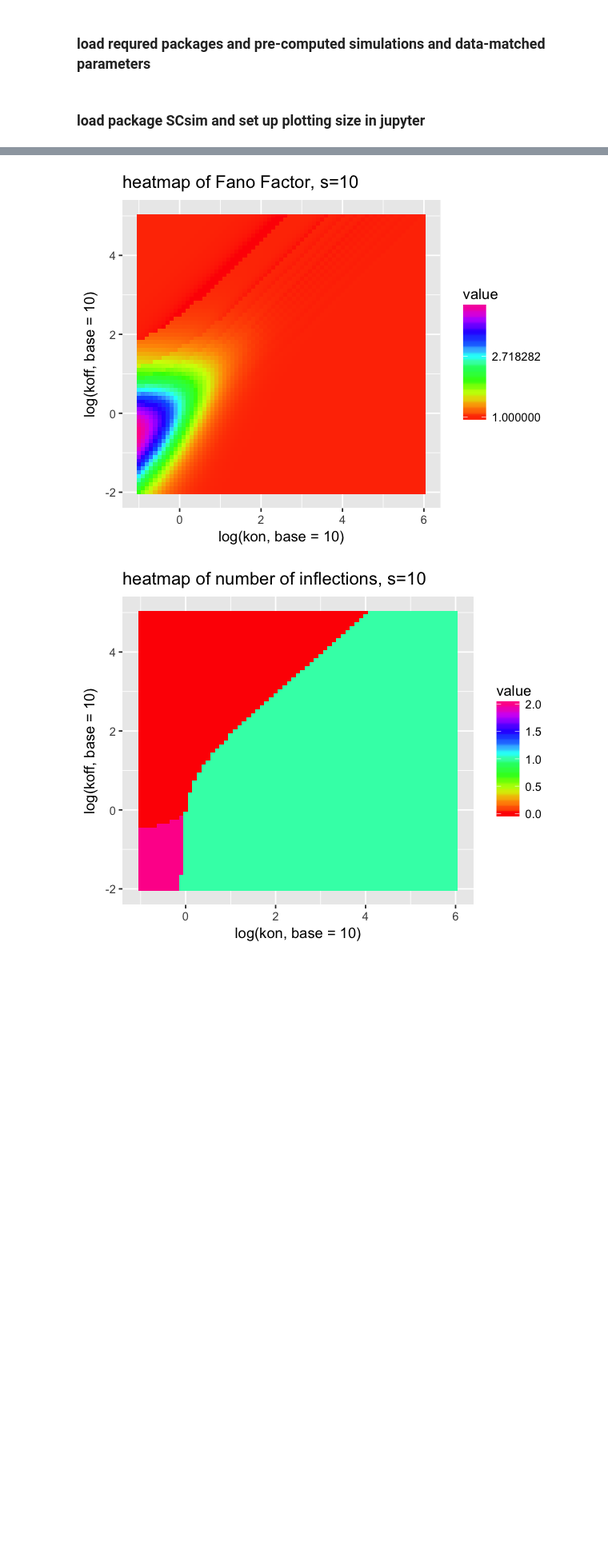
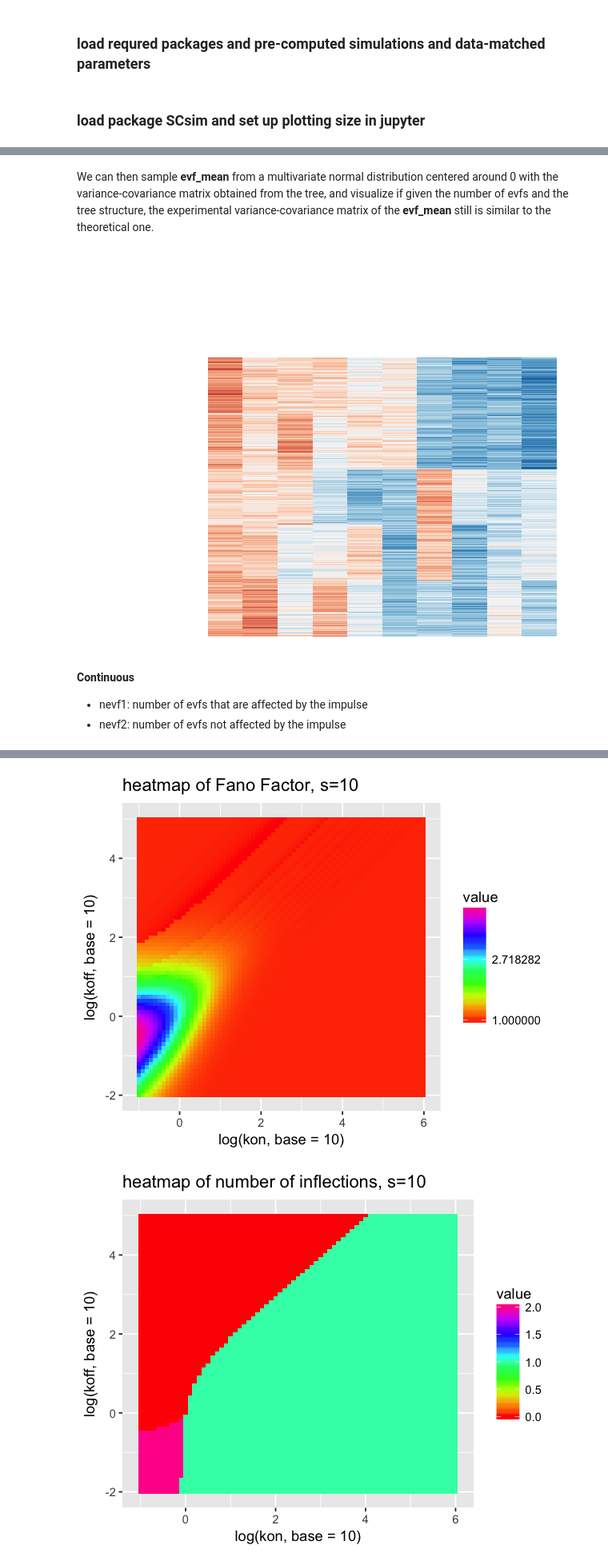
Before and after one commit to YosefLab/SymSim, a Jupyter notebook: Manual.ipynb, the cells around one changed output, grey strips where cells are left out. Shown at 80% size. Saved outputs shown, nothing was run; the diff lists cells and outputs as text; code cells hidden in the pictures; blank space fills up the shorter version.

```diff
--- a/Manual.ipynb
+++ b/Manual.ipynb
@@ -58,0 +58,8 @@ Other parameters:
+# %%
+phyla <- Phyla5()
+plot(phyla)
+cor_evf_mean<-vcv.phylo(phyla,cor=T)
+varplot<-melt(cor_evf_mean)
+varplot$V1<- factor( varplot$X1, levels = phyla$tip.label[order(cor_evf_mean[,1])])
+varplot$V2<- factor( varplot$X2, levels = phyla$tip.label[order(cor_evf_mean[1,])])
+ggplot(data=varplot,aes(x=V1, y=V2, fill=value)) + geom_tile() + theme_bw()
@@ -58,0 +74,11 @@ Other parameters:
+# %% [markdown]
+We can then sample **evf_mean** from a multivariate normal distribution centered around 0 with the variance-covariance matrix obtained from the tree, and visualize if given the number of evfs and the tree structure, the experimental variance-covariance matrix of the **evf_mean** still is similar to the theoretical one.
+# %%
+evf1 <- DiscreteEVF(phyla,ncells/length(phyla$tip),Sigma=.3,nevf=10)
+try(heatmap.2(evf1[[1]],dendrogram='none', Rowv=TRUE, Colv=TRUE,trace='none',col=col,cexCol=0,margin=c(0,0),key=F))
+# %% [output]
+[figure, added]
+# %% [markdown]
+#### Continuous
+* nevf1: number of evfs that are affected by the impulse
+* nevf2: number of evfs not affected by the impulse
```
Also changed, not shown: parts of 53 cells of this notebook, 6 other files.
